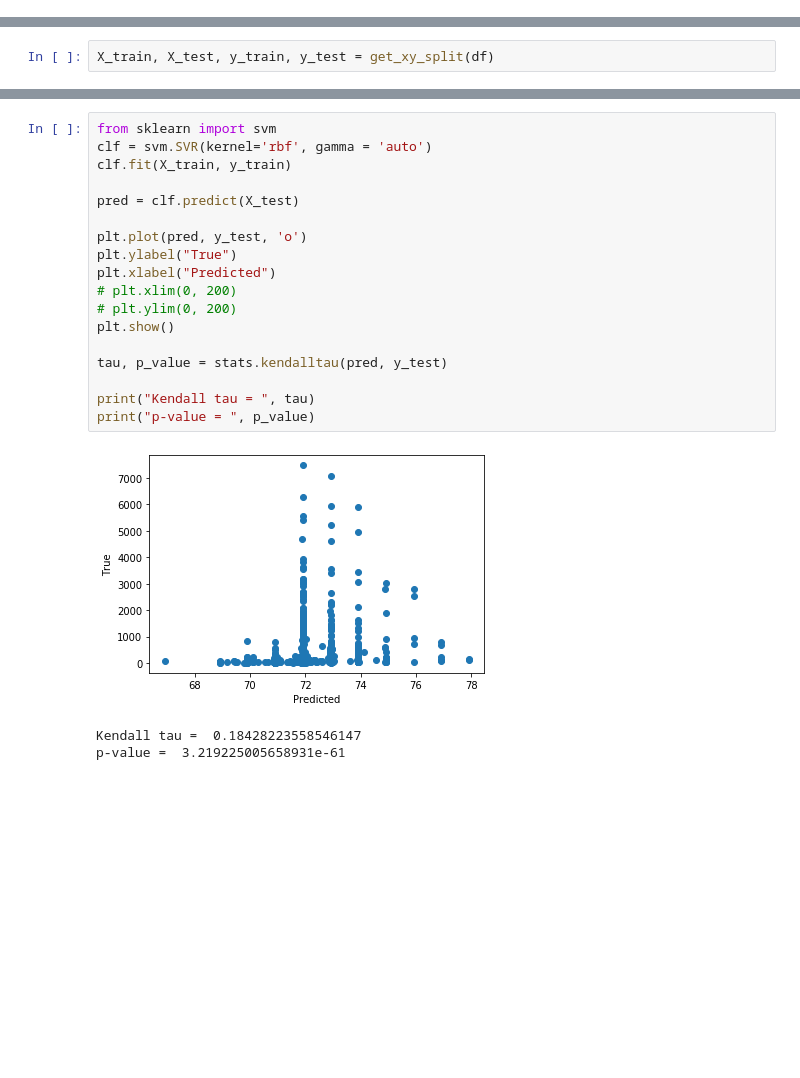
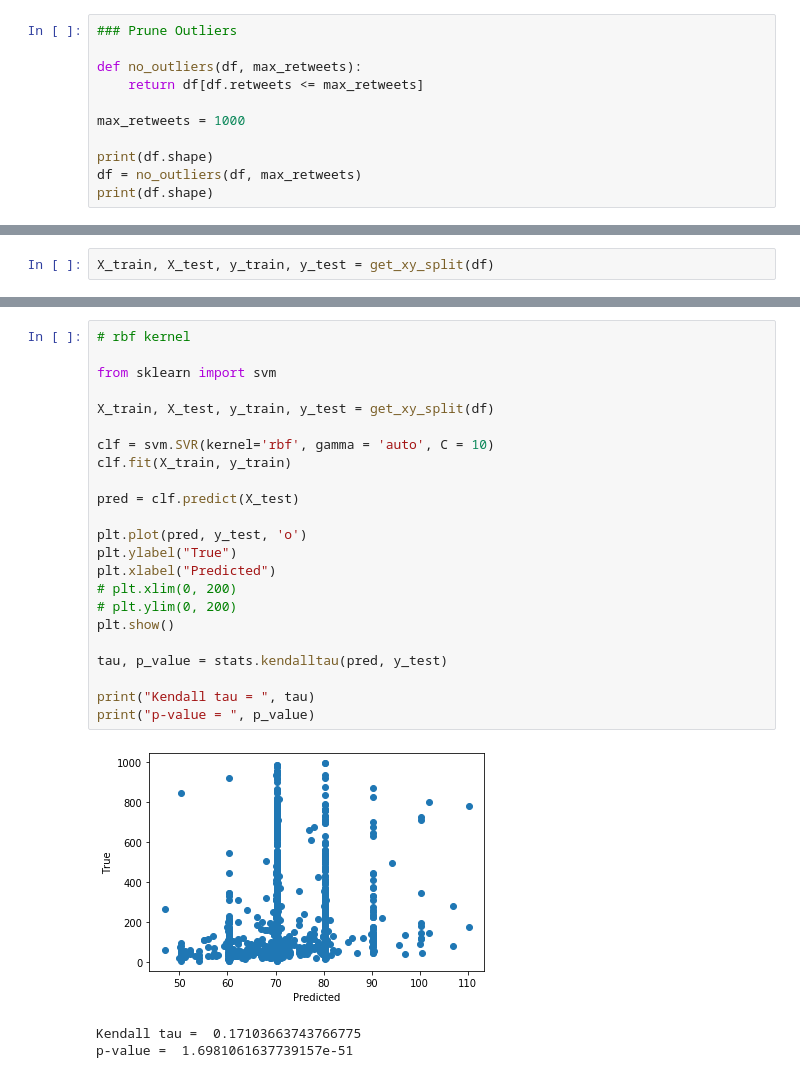
Before and after one commit to ruthlee/NYT_Analysis, a Jupyter notebook: notebooks/methods_features.ipynb, the cells around one changed output, grey strips where cells are left out. Drawn from its saved outputs; the diff is of its cells as text; blank space fills up the shorter version.

```diff
--- a/notebooks/methods_features.ipynb
+++ b/notebooks/methods_features.ipynb
@@ -351,3 +359,14 @@ getting rid of 9 null columns
 ## Methods
 # %%
 df = pd.read_pickle("../data/feature_df.pkl")
+# %%
+### Prune Outliers
+
+def no_outliers(df, max_retweets):
+    return df[df.retweets <= max_retweets]
+
+max_retweets = 1000
+
+print(df.shape)
+df = no_outliers(df, max_retweets)
+print(df.shape)
@@ -506,23 +539,28 @@ f_importances(clf.coef_, titles)
 # %%
+# rbf kernel
+
 from sklearn import svm
-clf = svm.SVR(kernel='rbf', gamma = 'auto')
+
+X_train, X_test, y_train, y_test = get_xy_split(df)
+
+clf = svm.SVR(kernel='rbf', gamma = 'auto', C = 10)
 clf.fit(X_train, y_train)
 
 pred = clf.predict(X_test)
 
 plt.plot(pred, y_test, 'o')
 plt.ylabel("True")
 plt.xlabel("Predicted")
 # plt.xlim(0, 200)
 # plt.ylim(0, 200)
 plt.show()
 
 tau, p_value = stats.kendalltau(pred, y_test)
 
 print("Kendall tau = ", tau)
 print("p-value = ", p_value)
 # %% [output]
-[figure, old version]
+[figure, new version]
-Kendall tau =  0.18428223558546147
-p-value =  3.219225005658931e-61
+Kendall tau =  0.17103663743766775
+p-value =  1.6981061637739157e-51
 # %%
```
Also changed, not shown: parts of 22 cells of this notebook, 2 other files.
